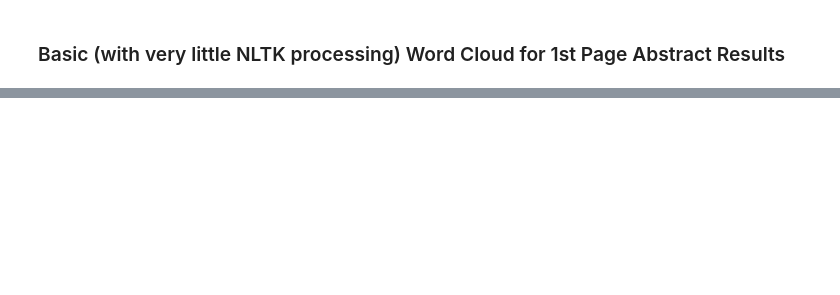
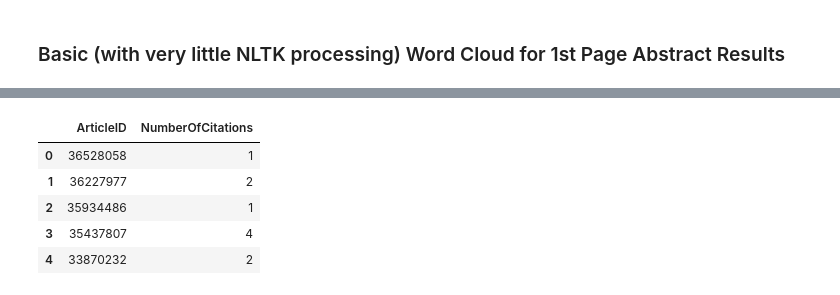
Before and after one commit to AswanMordor/PubMedResearcherCloud, a Jupyter notebook: PaperCrawler.ipynb, the cells around one changed output, grey strips where cells are left out. Saved outputs shown, nothing was run; the diff lists cells and outputs as text; code cells hidden in the pictures; blank space fills up the shorter version.

```diff
--- a/PaperCrawler.ipynb
+++ b/PaperCrawler.ipynb
@@ -215,0 +231,20 @@ plt.imshow(wordcloud)
+# %%
+# # https://eutils.ncbi.nlm.nih.gov/entrez/eutils/elink.fcgi?dbfrom=pubmed&linkname=pubmed_pmc_refs&id=33127643
+num_citations = pd.DataFrame(columns= ['ArticleID', 'NumberOfCitations'])
+for i, entry in abstracts.iterrows():
+    response = requests.get(CITATIONS_URL + entry['ArticleID'])
+    if response.status_code == 200:
+        xmlsoup = BeautifulSoup(response.content, features="xml")
+        num_citations.loc[len(num_citations.index)] = [entry['ArticleID'], len(xmlsoup.findAll('Id'))]
+    else:
+        print(f"Could not connect to API for ArticleID: {entry['ArticleID']}, status code was: {response.status_code}")
+    time.sleep(1)
+
+num_citations.head()
+# %% [output]
+|  | ArticleID | NumberOfCitations |
+| 0 | 36528058 | 1 |
+| 1 | 36227977 | 2 |
+| 2 | 35934486 | 1 |
+| 3 | 35437807 | 4 |
+| 4 | 33870232 | 2 |
```
Also changed, not shown: parts of 12 cells of this notebook, 1 other file.
